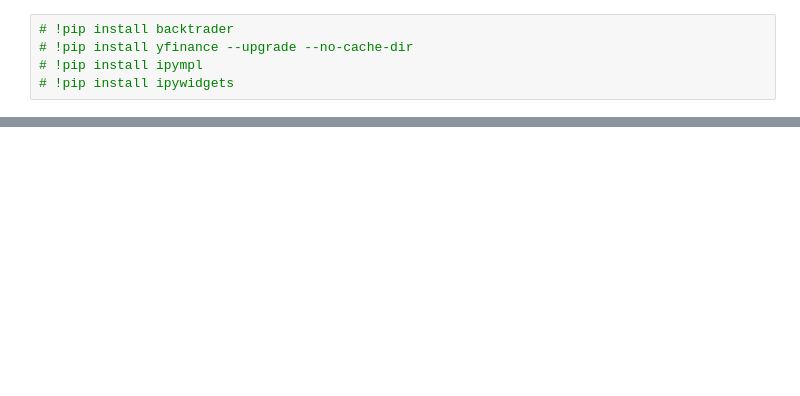
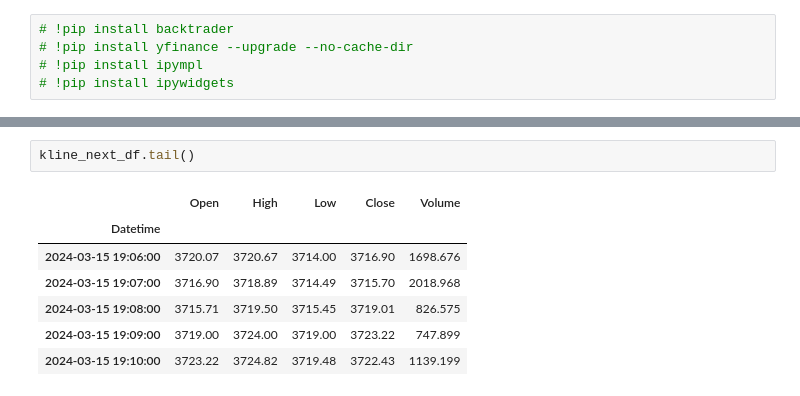
Before and after one commit to Luxury-Duckling-Services/avellaneda-stoikov, a Jupyter notebook: backtrader.ipynb, the cells around one changed output, grey strips where cells are left out. Saved outputs shown, nothing was run; the diff lists cells and outputs as text; blank space fills up the shorter version.

```diff
--- a/backtrader.ipynb
+++ b/backtrader.ipynb
@@ -37,3 +37,13 @@ kline_next_df.head()
+# %%
+kline_next_df.tail()
+# %% [output]
+|  | Open | High | Low | Close | Volume |
+| Datetime |  |  |  |  |  |
+| 2024-03-15 19:06:00 | 3720.07 | 3720.67 | 3714.00 | 3716.90 | 1698.676 |
+| 2024-03-15 19:07:00 | 3716.90 | 3718.89 | 3714.49 | 3715.70 | 2018.968 |
+| 2024-03-15 19:08:00 | 3715.71 | 3719.50 | 3715.45 | 3719.01 | 826.575 |
+| 2024-03-15 19:09:00 | 3719.00 | 3724.00 | 3719.00 | 3723.22 | 747.899 |
+| 2024-03-15 19:10:00 | 3723.22 | 3724.82 | 3719.48 | 3722.43 | 1139.199 |
 # %%
 kline_full_df.head()
 # %% [output]
```
Also changed, not shown: parts of 9 cells of this notebook, 2 other files.
